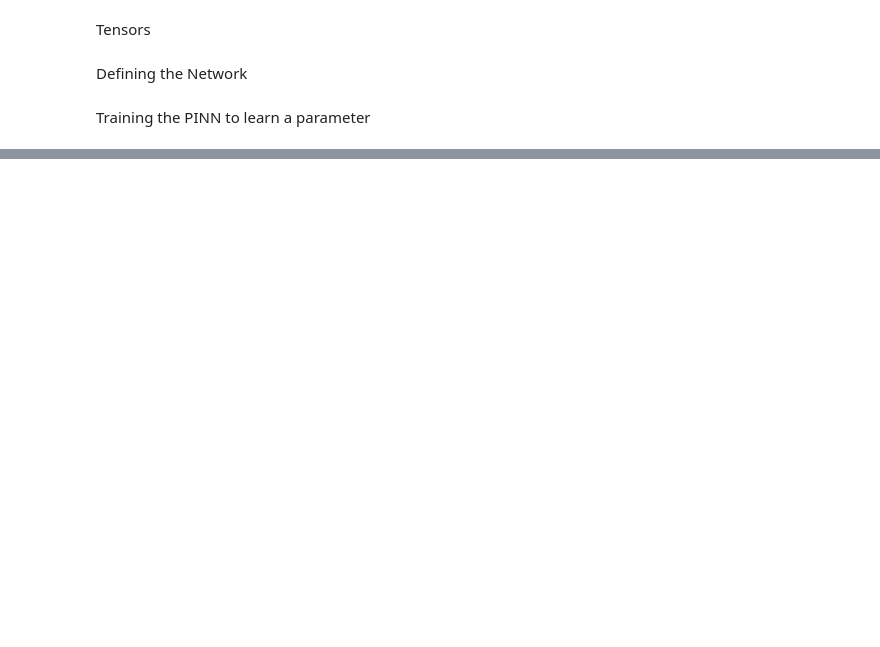
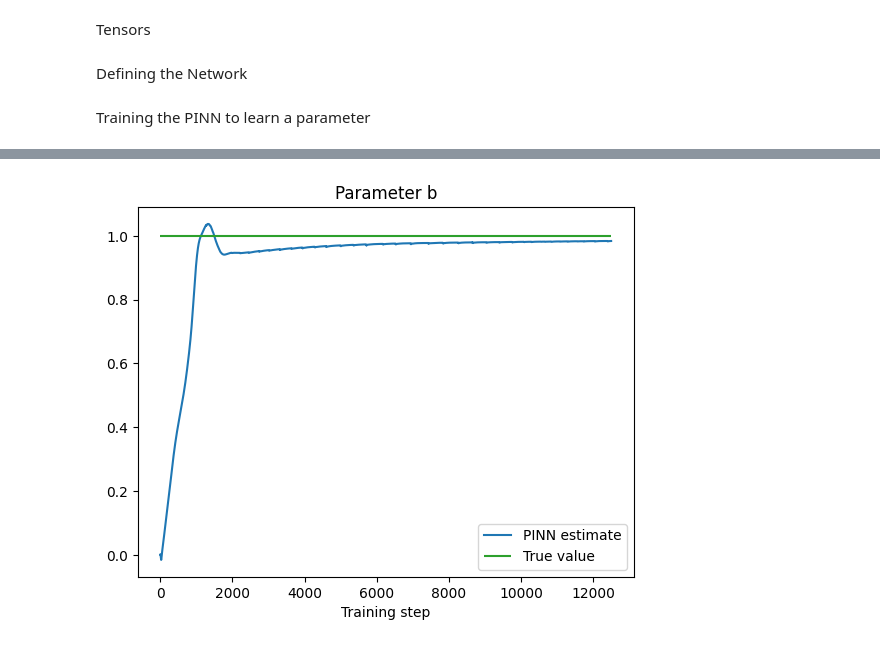
Before and after one commit to joaquintb/tfg_joaquin_torres, a Jupyter notebook: pin_lv.ipynb, the cells around one changed output, grey strips where cells are left out. Saved outputs shown, nothing was run; the diff lists cells and outputs as text; code cells hidden in the pictures; blank space fills up the shorter version.

```diff
--- a/pin_lv.ipynb
+++ b/pin_lv.ipynb
@@ -223,0 +268,10 @@ plt.show()
+# %%
+plt.figure()
+plt.title("Parameter b")
+plt.plot(b_s, label="PINN estimate")
+plt.hlines(1, 0, len(b_s), label="True value", color="tab:green")
+plt.legend()
+plt.xlabel("Training step")
+plt.show()
+# %% [output]
+[figure, added]
```
Also changed, not shown: parts of 14 cells of this notebook.
